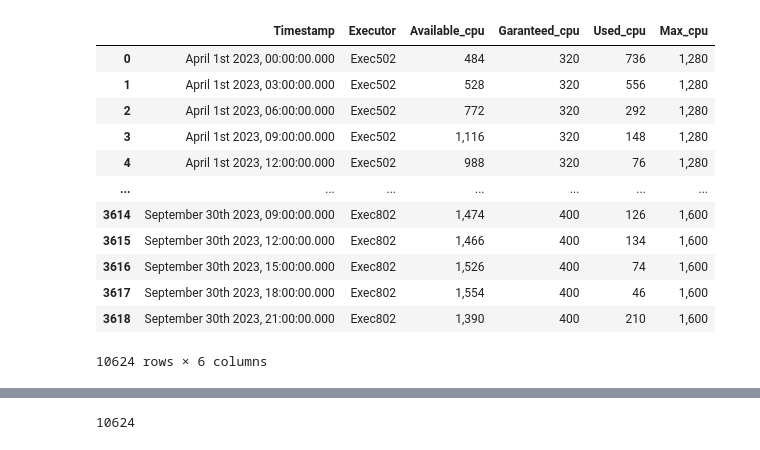
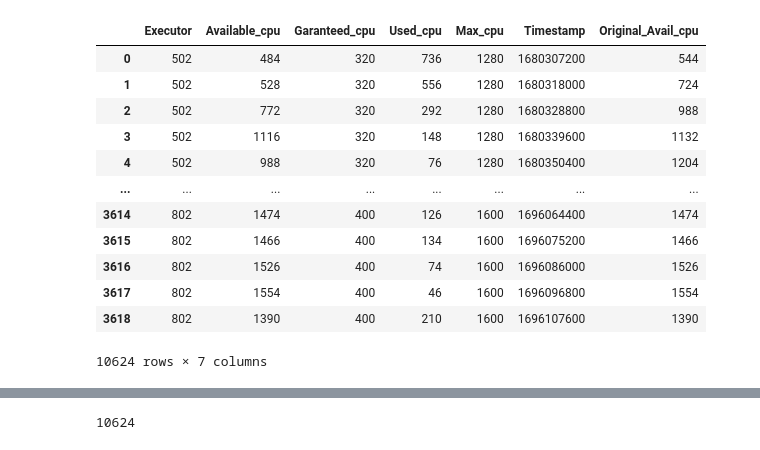
Before and after one commit to vaishnavishivde98/Hackathon, a Jupyter notebook: Hack.ipynb, the cells around one changed output, grey strips where cells are left out. Cells and saved outputs as stored; diff of their text form; code cells hidden in the pictures.

```diff
--- a/Hack.ipynb
+++ b/Hack.ipynb
@@ -3,27 +33,38 @@
 # %%
 import pandas as pd
 from sklearn import linear_model #Importing linear model
 from sklearn.linear_model import LinearRegression
 import matplotlib.pyplot as plt
 
+csv_data = ["502_merged_data_with_posix.csv", "602_merged_data_with_posix.csv","802_merged_data_with_posix.csv" ]
 
-csv_data = ["502_merged_data.csv", "602_merged_data.csv","802_merged_data.csv" ]
-# csv_data = ["502_merged_data.csv"]
-dataset = pd.concat((pd.read_csv(file) for file in csv_data))#read the data from csv file\
-dataset = dataset.drop(columns="Count")
-dataset.columns = [ 'Timestamp', 'Executor', 'Available_cpu', 'Garanteed_cpu', 'Used_cpu', 'Max_cpu' ]
+dataset = pd.concat((pd.read_csv(file) for file in csv_data))  #read the data from csv file
+# dataset = dataset.drop(columns="Count")
+
+#Rename columns
+dataset.columns = [ 'Date_Time', 'Executor', 'Available_cpu', 'Garanteed_cpu', 'Used_cpu', 'Max_cpu','Timestamp' ]
+dataset = dataset.drop(columns="Date_Time")
+# dataset = dataset.drop(columns="Executor")
+
+# Replacing comma "," to ""
+dataset = dataset.replace(",",'',regex=True)
+dataset = dataset.replace("Exec",'',regex=True)
+dataset = dataset.astype(int)
+
+# #Calculate the Available_cpu
+dataset['Original_Avail_cpu'] = (dataset['Max_cpu'] - (dataset['Available_cpu'] + dataset['Used_cpu'])) + dataset['Available_cpu']
 dataset
 # %% [output]
-|  | Timestamp | Executor | Available_cpu | Garanteed_cpu | Used_cpu | Max_cpu |
-| 0 | April 1st 2023, 00:00:00.000 | Exec502 | 484 | 320 | 736 | 1,280 |
-| 1 | April 1st 2023, 03:00:00.000 | Exec502 | 528 | 320 | 556 | 1,280 |
-| 2 | April 1st 2023, 06:00:00.000 | Exec502 | 772 | 320 | 292 | 1,280 |
-| 3 | April 1st 2023, 09:00:00.000 | Exec502 | 1,116 | 320 | 148 | 1,280 |
-| 4 | April 1st 2023, 12:00:00.000 | Exec502 | 988 | 320 | 76 | 1,280 |
-| ... | ... | ... | ... | ... | ... | ... |
-| 3614 | September 30th 2023, 09:00:00.000 | Exec802 | 1,474 | 400 | 126 | 1,600 |
-| 3615 | September 30th 2023, 12:00:00.000 | Exec802 | 1,466 | 400 | 134 | 1,600 |
-| 3616 | September 30th 2023, 15:00:00.000 | Exec802 | 1,526 | 400 | 74 | 1,600 |
-| 3617 | September 30th 2023, 18:00:00.000 | Exec802 | 1,554 | 400 | 46 | 1,600 |
-| 3618 | September 30th 2023, 21:00:00.000 | Exec802 | 1,390 | 400 | 210 | 1,600 |
+|  | Executor | Available_cpu | Garanteed_cpu | Used_cpu | Max_cpu | Timestamp | Original_Avail_cpu |
+| 0 | 502 | 484 | 320 | 736 | 1280 | 1680307200 | 544 |
+| 1 | 502 | 528 | 320 | 556 | 1280 | 1680318000 | 724 |
+| 2 | 502 | 772 | 320 | 292 | 1280 | 1680328800 | 988 |
+| 3 | 502 | 1116 | 320 | 148 | 1280 | 1680339600 | 1132 |
+| 4 | 502 | 988 | 320 | 76 | 1280 | 1680350400 | 1204 |
+| ... | ... | ... | ... | ... | ... | ... | ... |
+| 3614 | 802 | 1474 | 400 | 126 | 1600 | 1696064400 | 1474 |
+| 3615 | 802 | 1466 | 400 | 134 | 1600 | 1696075200 | 1466 |
+| 3616 | 802 | 1526 | 400 | 74 | 1600 | 1696086000 | 1526 |
+| 3617 | 802 | 1554 | 400 | 46 | 1600 | 1696096800 | 1554 |
+| 3618 | 802 | 1390 | 400 | 210 | 1600 | 1696107600 | 1390 |
-10624 rows × 6 columns
+10624 rows × 7 columns
```
Also changed, not shown: parts of 20 cells of this notebook.
